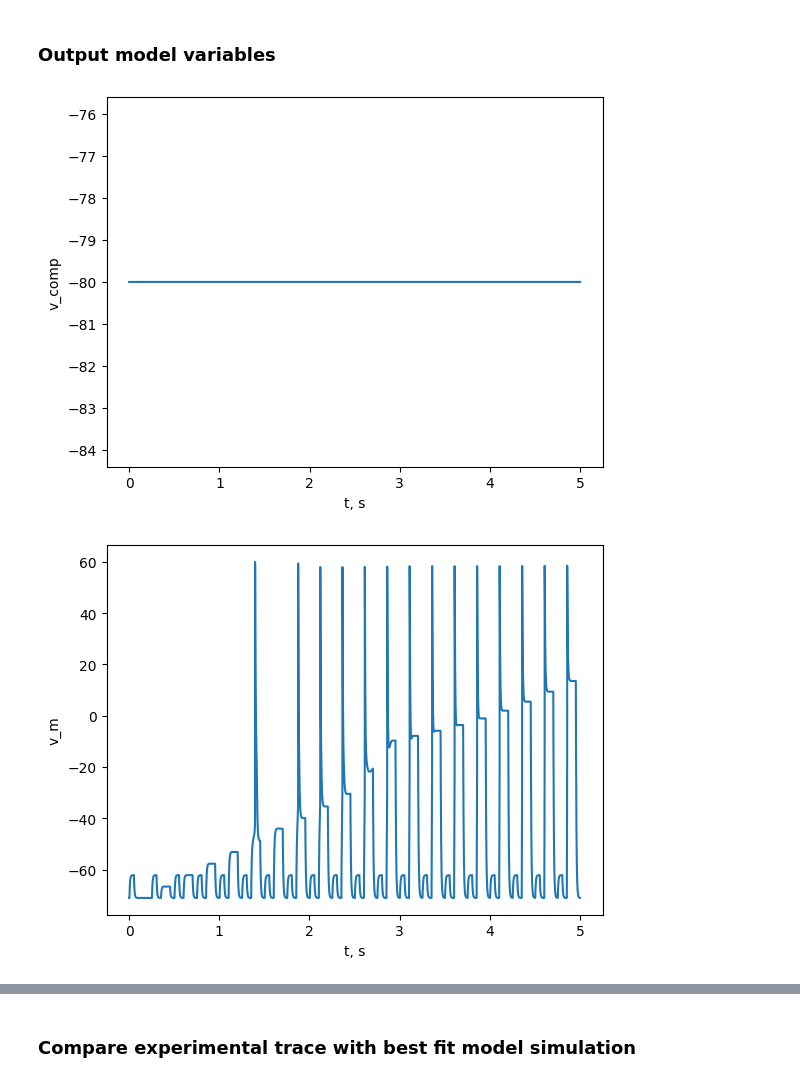
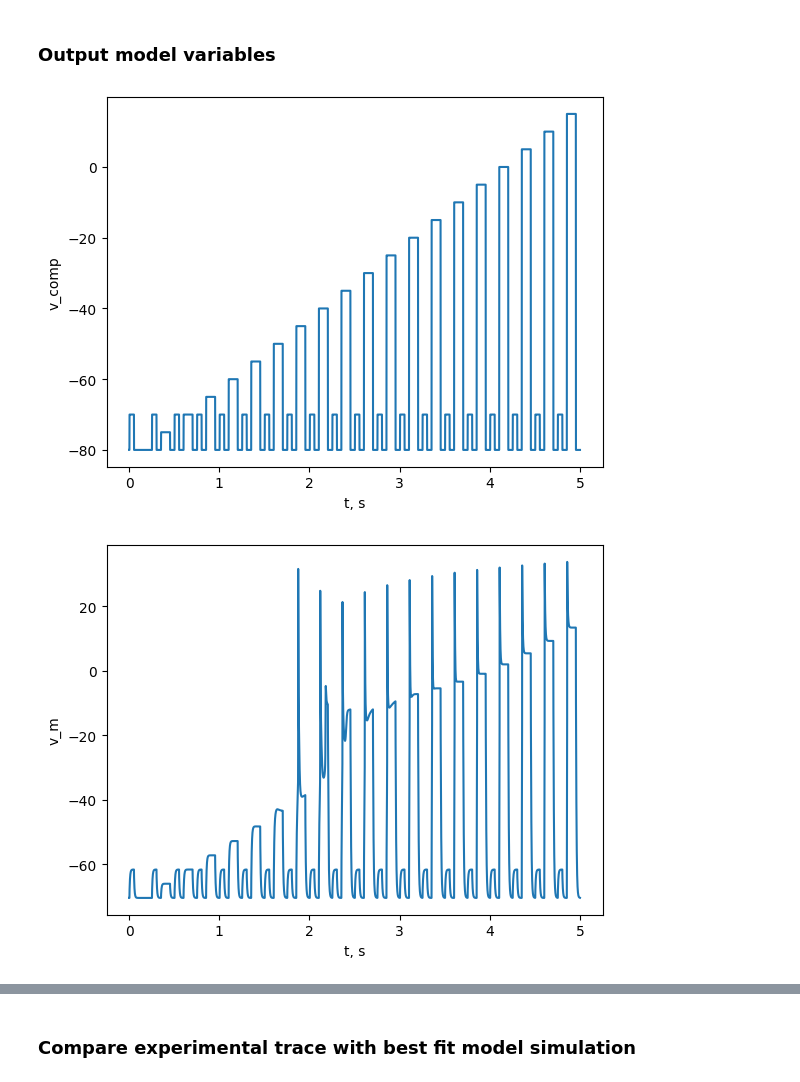
Before and after one commit to humanphysiologylab/PCoptim, a Jupyter notebook: notebooks/005_Results_processing.ipynb, the cells around one changed output, grey strips where cells are left out. Cells and saved outputs as stored; diff of their text form; code cells hidden in the pictures.

Commit message:
changed MCMC files, added notebook, renamed test traces, added new config

```diff
--- a/notebooks/005_Results_processing.ipynb
+++ b/notebooks/005_Results_processing.ipynb
@@ -14,5 +15,5 @@ from gene_utils import update_C_from_genes
 # %%
-case_dir = '../results/OUTPUT/' # ga output directory
+case_dir = '../results/ga/activation#1/' # ga output directory
 pd.DataFrame(os.listdir(case_dir), columns = ['cases'])
 # %% [output]
 |  | cases |
@@ -23,5 +22,5 @@ pd.DataFrame(os.listdir(case_dir), columns = ['cases'])
 # %%
-case = '230620_190905' # filename of the case (date_time when ga was run)
+case = '230709_115003' # filename of the case (date_time when ga was run)
 
 result = collect_results(case,
                          case_dir,
@@ -78,19 +101,34 @@ update_C_from_genes(C, sol_best, experiment_condition, config)
 # %% [markdown]
 ### Output model variables
 # %%
-phenotype_best = result['phenotype_best'] # best phenotype is stored as DataFrame with states on every time step
 protocol = config['experimental_conditions'][experiment_condition]['protocol']  #protocol
+initial_state_protocol = config['experimental_conditions'][experiment_condition]['initial_state_protocol']  #protocol
 
+legend_states = config['runtime']['legend']['states']
+legend_algebraic =  config['runtime']['legend']['algebraic']
+A = deepcopy(legend_algebraic)
+S = deepcopy(legend_states)
+
+filename_so = config['filename_so']
+Ina = InaModel(filename_so)
+
+phenotype_best = Ina.run(A,
+                         S,
+                         C,
+                         protocol,
+                         initial_state_protocol,
+                        )
 
 shape = np.shape(protocol.drop('t', axis=1))
 dt = protocol['t'][1]
 t = np.arange(0, shape[0]*shape[1]*dt, dt)
 # %%
-for state in phenotype_best[experiment_condition]:
+for state in phenotype_best:
     plt.figure()
-    plt.plot(t, phenotype_best[experiment_condition][state])
+    plt.plot(t, phenotype_best[state])
+
     plt.xlabel('t, s')
     plt.ylabel(state)
 # %% [output]
-[figure, old version]
+[figure, new version]
-[figure, old version]
+[figure, new version]
```
Also changed, not shown: parts of 9 cells of this notebook, 9 other files.
